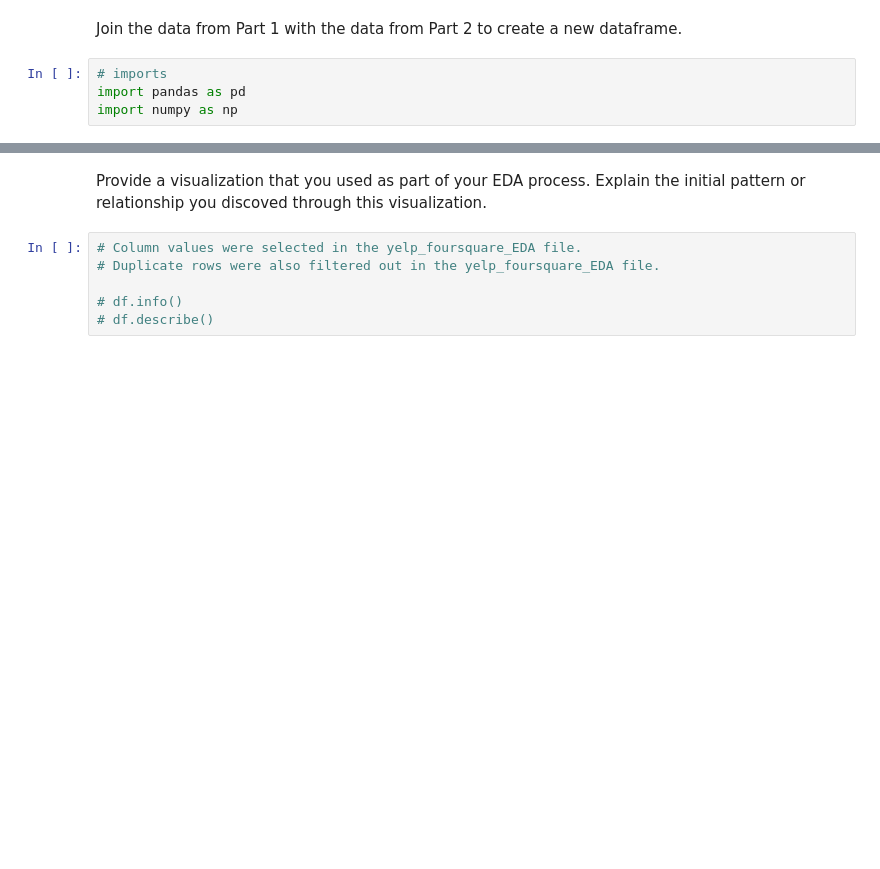
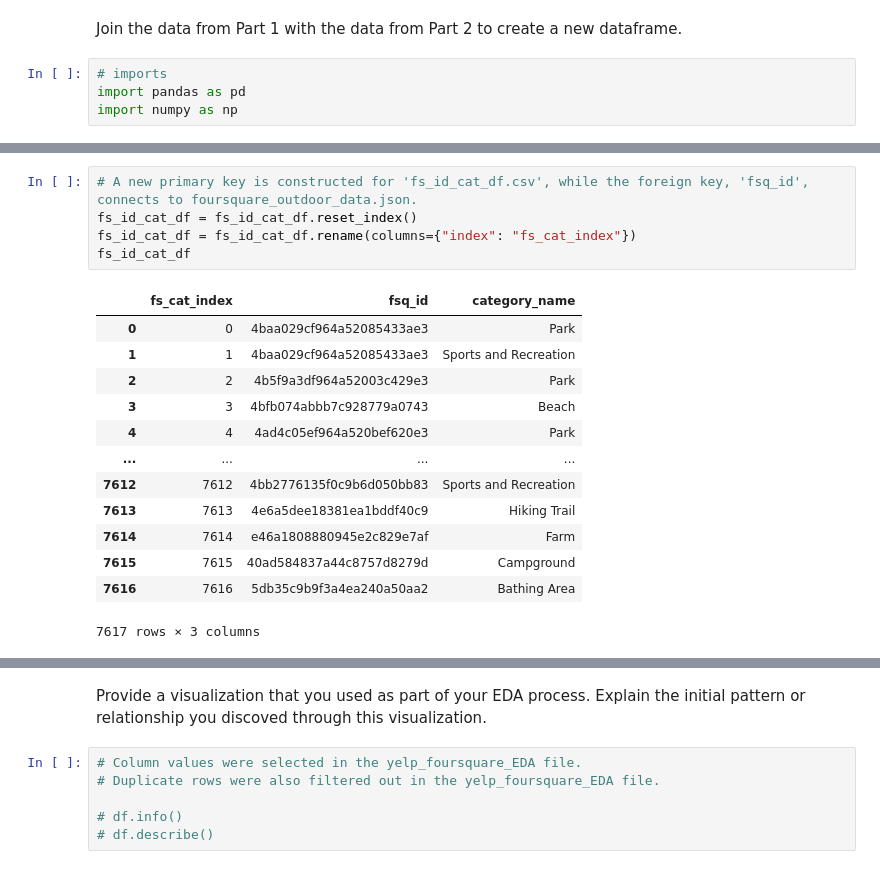
Before and after one commit to Frood-for-Thought/LHL-Statistical-Modelling-with-Python-Project, a Jupyter notebook: notebooks/joining_data.ipynb, the cells around one changed output, grey strips where cells are left out. Cells and saved outputs as stored; diff of their text form; blank space fills up the shorter version.

```diff
--- a/notebooks/joining_data.ipynb
+++ b/notebooks/joining_data.ipynb
@@ -81,0 +53,19 @@ yelp_park_df
+# %%
+# A new primary key is constructed for 'fs_id_cat_df.csv', while the foreign key, 'fsq_id', connects to foursquare_outdoor_data.json.
+fs_id_cat_df = fs_id_cat_df.reset_index()
+fs_id_cat_df = fs_id_cat_df.rename(columns={"index": "fs_cat_index"})
+fs_id_cat_df
+# %% [output]
+|  | fs_cat_index | fsq_id | category_name |
+| 0 | 0 | 4baa029cf964a52085433ae3 | Park |
+| 1 | 1 | 4baa029cf964a52085433ae3 | Sports and Recreation |
+| 2 | 2 | 4b5f9a3df964a52003c429e3 | Park |
+| 3 | 3 | 4bfb074abbb7c928779a0743 | Beach |
+| 4 | 4 | 4ad4c05ef964a520bef620e3 | Park |
+| ... | ... | ... | ... |
+| 7612 | 7612 | 4bb2776135f0c9b6d050bb83 | Sports and Recreation |
+| 7613 | 7613 | 4e6a5dee18381ea1bddf40c9 | Hiking Trail |
+| 7614 | 7614 | e46a1808880945e2c829e7af | Farm |
+| 7615 | 7615 | 40ad584837a44c8757d8279d | Campground |
+| 7616 | 7616 | 5db35c9b9f3a4ea240a50aa2 | Bathing Area |
+7617 rows × 3 columns
```
Also changed, not shown: parts of 9 cells of this notebook, 2 other files.
